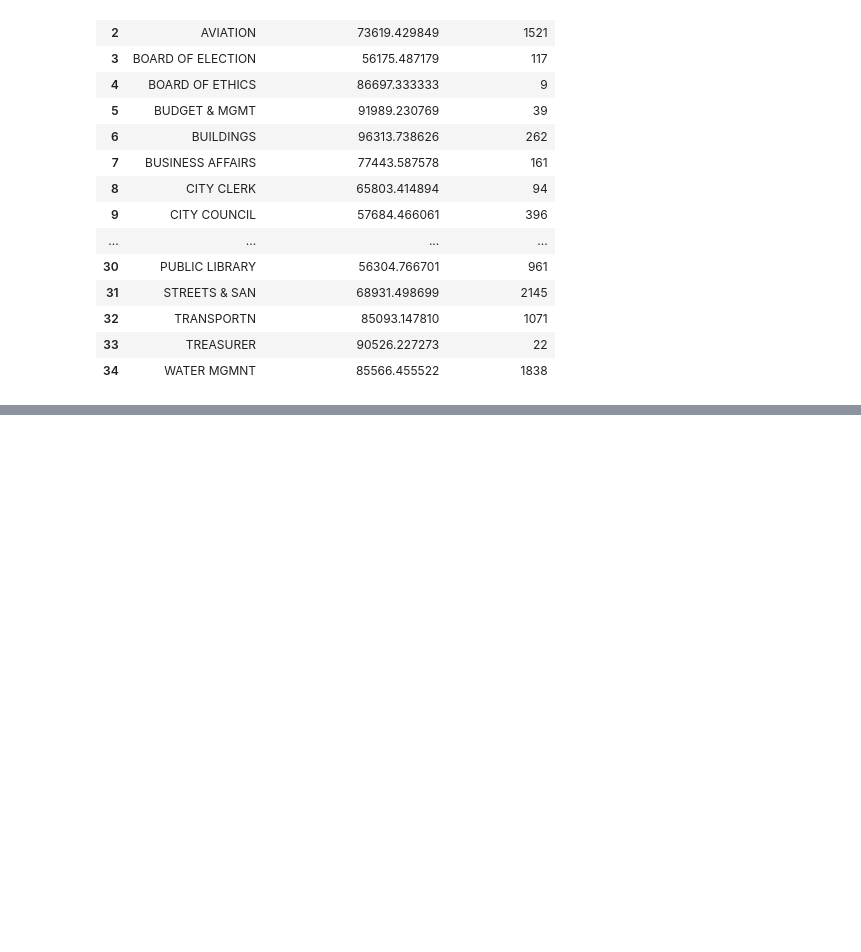
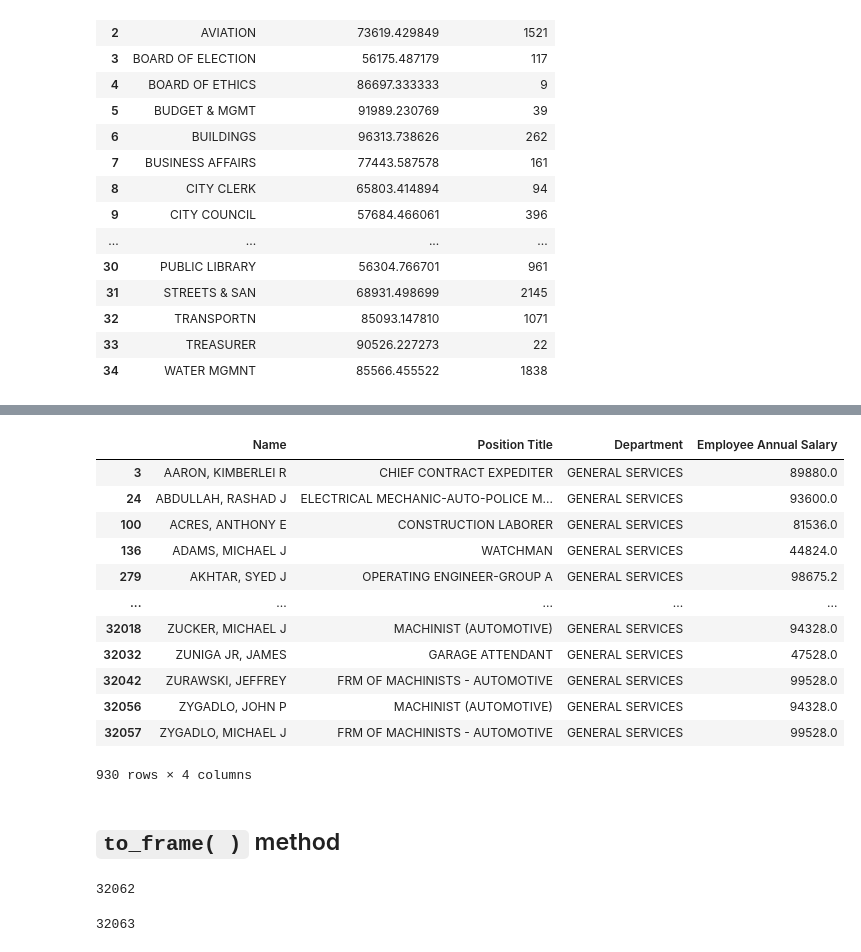
Before and after one commit to jack-cao-623/python_learning, a Jupyter notebook: understanding_code_snippets.ipynb, the cells around one changed output, grey strips where cells are left out. Drawn from its saved outputs; the diff is of its cells as text; code cells hidden in the pictures; blank space fills up the shorter version.

```diff
--- a/understanding_code_snippets.ipynb
+++ b/understanding_code_snippets.ipynb
@@ -131,0 +145,36 @@ chicago.head()
+# %%
+chicago.query('Department == "GENERAL SERVICES"')
+# %% [output]
+|  | Name | Position Title | Department | Employee Annual Salary |
+| 3 | AARON, KIMBERLEI R | CHIEF CONTRACT EXPEDITER | GENERAL SERVICES | 89880.0 |
+| 24 | ABDULLAH, RASHAD J | ELECTRICAL MECHANIC-AUTO-POLICE M... | GENERAL SERVICES | 93600.0 |
+| 100 | ACRES, ANTHONY E | CONSTRUCTION LABORER | GENERAL SERVICES | 81536.0 |
+| 136 | ADAMS, MICHAEL J | WATCHMAN | GENERAL SERVICES | 44824.0 |
+| 279 | AKHTAR, SYED J | OPERATING ENGINEER-GROUP A | GENERAL SERVICES | 98675.2 |
+| ... | ... | ... | ... | ... |
+| 32018 | ZUCKER, MICHAEL J | MACHINIST (AUTOMOTIVE) | GENERAL SERVICES | 94328.0 |
+| 32032 | ZUNIGA JR, JAMES | GARAGE ATTENDANT | GENERAL SERVICES | 47528.0 |
+| 32042 | ZURAWSKI, JEFFREY | FRM OF MACHINISTS - AUTOMOTIVE | GENERAL SERVICES | 99528.0 |
+| 32056 | ZYGADLO, JOHN P | MACHINIST (AUTOMOTIVE) | GENERAL SERVICES | 94328.0 |
+| 32057 | ZYGADLO, MICHAEL J | FRM OF MACHINISTS - AUTOMOTIVE | GENERAL SERVICES | 99528.0 |
+930 rows × 4 columns
+# %% [markdown]
+## `to_frame( )` method
+# %%
+# number of rows per department
+(
+    chicago
+      .groupby('Department')
+      .size()
+      .to_frame('num_rows')
+      ['num_rows']
+      .sum()
+)
+# %% [output]
+32062
+# %%
+chicago.shape[0]
+
+# due to missing values in last row...from tutorial...deal with this later
+# %% [output]
+32063
```
Also changed, not shown: parts of 2 cells of this notebook.
